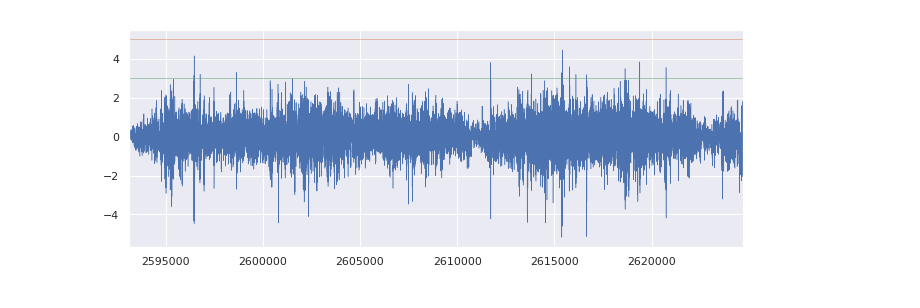
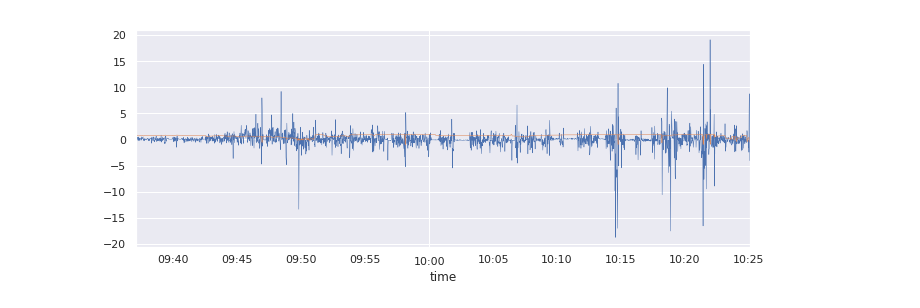
Before and after one commit to lorenz0890/road_condition_classification, a Jupyter notebook: rctc_notebook.ipynb, the cells around one changed output. Drawn from its saved outputs; the diff is of its cells as text; code cells hidden in the pictures.

Commit message:
working on normalization with regards to orientation

```diff
--- a/rctc_notebook.ipynb
+++ b/rctc_notebook.ipynb
@@ -12,7 +12,7 @@ label_column_names = ['coarse_label', 'fine_label', 'road_label']
 labels = dao.read_data(
             '/home/lorenz/PycharmProjects/rctc_pipeline/data_sets/sussex_huawei/User1/220617/Label.txt', #TODO: Pack in config/.env
             column_names=label_column_names, use_columns=[1, 2, 3])
-data_column_names = ['acceleration_x', 'acceleration_y', 'acceleration_z', #TODO: Pack in config/.env
+data_column_names = ['time', 'acceleration_x', 'acceleration_y', 'acceleration_z', #TODO: Pack in config/.env
                              'gyroscope_x', 'gyroscope_y', 'gyroscope_z',
                              'magnetometer_x', 'magnetometer_y', 'magnetometer_z',
                              'orientation_w', 'orientation_x', 'orientation_y', 'orientation_z',
@@ -21,7 +21,7 @@ data_column_names = ['acceleration_x', 'acceleration_y', 'acceleration_z', #TODO
                              ]
 data = dao.read_data(
         '/home/lorenz/PycharmProjects/rctc_pipeline/data_sets/sussex_huawei/User1/220617/Bag_Motion.txt', #TODO: Pack in config/.env
-        column_names=data_column_names, use_columns=[1,2,3,4,5,6,7,8,9,10,11,12,13,14,15,16,17,18,19])
+        column_names=data_column_names, use_columns=[0,1,2,3,4,5,6,7,8,9,10,11,12,13,14,15,16,17,18,19])
 # %%
 # 2. Preprocessing
 
@@ -64,0 +64,27 @@ for car_segment in car_segments:
+# %%
+#https://stackoverflow.com/questions/19231871/convert-unix-time-to-readable-date-in-pandas-dataframe
+#https://stackoverflow.com/questions/55474088/only-valid-with-datetimeindex-timedeltaindex-or-periodindex-but-got-an-instanc
+#https://pandas.pydata.org/pandas-docs/stable/reference/api/pandas.to_datetime.html
+#https://stackoverflow.com/questions/42698421/pandas-to-datetime-from-milliseconds-produces-incorrect-datetime
+print(len(data_segments[1]))
+
+#print(data_segments[1])
+#data_segments[1]['time'] = data_segments[1]['time'].astype('int64')
+#print(data_segments[1]['time'].iloc[0])
+#print(data_segments[1]['time'].astype('float64').iloc[2])
+#print(datetime.datetime.fromtimestamp(data_segments[1]['time'].iloc[2].astype(numpy.int64)))
+#datetime.datetime(2017, 2, 27, 23, 0)
+#print(pandas.to_datetime(data_segments[1]['time'],unit='ms'))
+#print(data_segments[1])
+data_segments[1] = data_segments[1].set_index('time')#.resample('s', on='time').mean()
+filtered = preprocessor.resample_quantitative_data(data_segments[1], freq='1S')
+print(filtered)
+#print(len(data_segments[1]))
+#print(1498120298210)
+
+#print((data_segments[1]['time'].iloc[0]*-1000000000000).astype(numpy.int64))
+#print((data_segments[1]['time'].iloc[1]*-1000000000000).astype(numpy.int64))
+#print(1498120298210)
+#print(datetime.datetime.fromtimestamp((data_segments[1]['time'].iloc[0]*-1000000000).astype(numpy.int64)))
+#asd = pandas.to_datetime((data_segments[1]['time']),unit='ms')
+#asd
@@ -65,11 +112,12 @@ for car_segment in car_segments:
 # %%
 # Visual anlaysis:
 sns.set(rc={'figure.figsize':(11, 4)})
-data_segments[6]['acceleration_x'].plot(linewidth=0.5);
-data_segments[6]['coarse_label'].plot(linewidth=0.5);
-data_segments[6]['road_label'].plot(linewidth=0.5);
-#data['acceleration_y'].plot(linewidth=0.5);
-#data['acceleration_z'].plot(linewidth=0.5);
+import numpy
+(filtered['acceleration_x']*(filtered['orientation_x']/filtered['orientation_w'])).plot(linewidth=0.5);
+(filtered['orientation_x']).plot(linewidth=0.5);
+#filtered[1]['coarse_label'].plot(linewidth=0.5);
+#filtered[1]['road_label'].plot(linewidth=0.5);
+#filtered['acceleration_z'].plot(linewidth=0.5);
 #print(data.keys())
 # %% [output]
-[figure, old version]
+[figure, new version]
```
Also changed, not shown: parts of 4 cells of this notebook, 3 other files.
